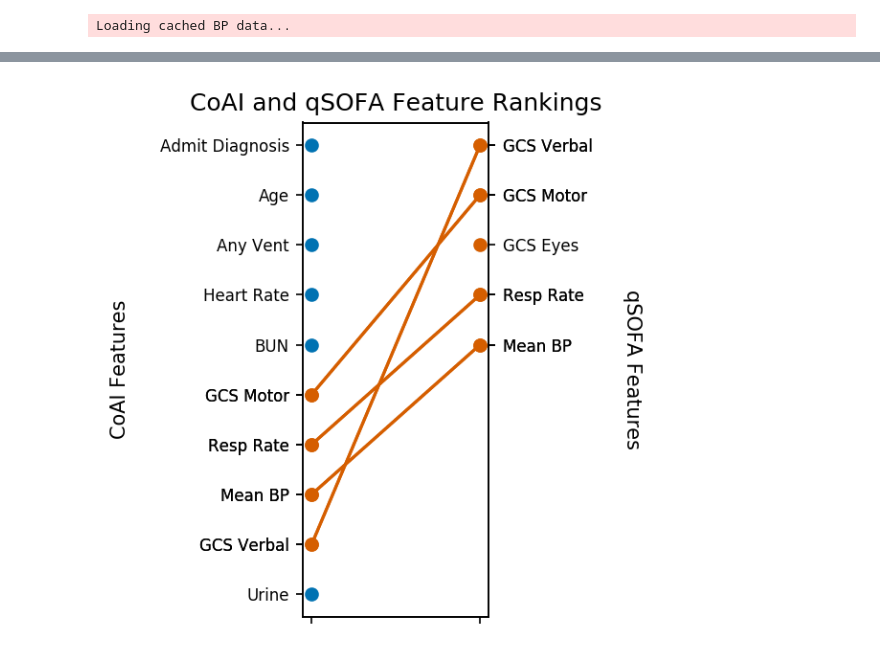
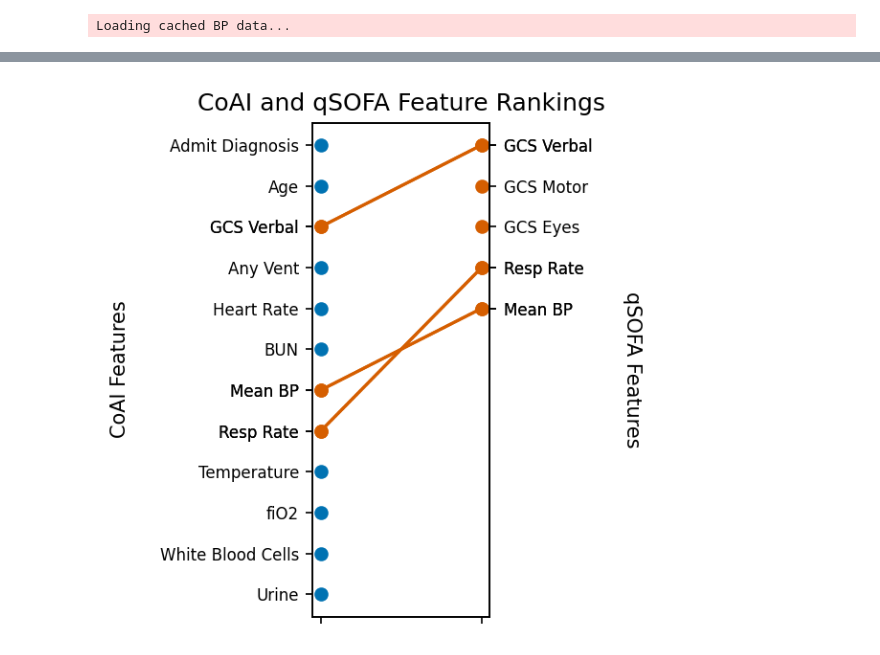
Before and after one commit to suinleelab/coai, a Jupyter notebook: experiments/ICU.ipynb, the cells around one changed output, grey strips where cells are left out. Cells and saved outputs as stored; diff of their text form; code cells hidden in the pictures.

```diff
--- a/experiments/ICU.ipynb
+++ b/experiments/ICU.ipynb
@@ -56,11 +72,10 @@ outcome = (all_data['actualhospitalmortality'].values=='EXPIRED').astype(int)
 predvar_cols = ['intubated', 'vent', 'dialysis', 'eyes', 'motor', 'verbal', 'meds',
        'urine', 'wbc', 'temperature', 'respiratoryrate', 'sodium', 'heartrate',
        'meanbp', 'ph', 'hematocrit', 'creatinine', 'albumin', 'pao2', 'pco2',
-       'bun', 'glucose', 'bilirubin', 'fio2', 'gender', 'bedcount',
-       'admitsource', 'graftcount', 'age', 'admitdiagnosis', 'ventday1',
+       'bun', 'glucose', 'bilirubin', 'fio2', 'gender',
+       'bedcount', 'admitsource', 'graftcount', 'age', 'admitdiagnosis','ventday1',
        'oobventday1', 'oobintubday1', 'diabetes', 'ejectfx', 'visitnumber',
-       'amilocation', 'day1meds', 'day1verbal', 'day1motor', 'day1eyes',
-       'day1pao2', 'day1fio2']
+       'amilocation']
 predvars = all_data[predvar_cols]
 # %%
 # Get hospitals
@@ -157,3 +169,6 @@ gbm_params = {'learning_rate': 0.01, 'n_estimators': 1000, 'max_depth': 8, 'gamm
+# %%
+# Gradient boosting parameters -- LightGBM defaults are fast and work pretty well
+gbm_params = {}
 # %%
 GO = CoAIOptimizer(lgb.LGBMClassifier(**gbm_params),OneDimExplainer)
 GO.fit(Xtrain,ytrain,np.ones(Xtrain.shape[1]))
@@ -194,20 +204,9 @@ plt.tight_layout()
 newcols = np.array(['Intub @ Worst ABG','Vent @ Worst RR','Dialysis','GCS Eyes','GCS Motor','GCS Verbal','Unscorable - Meds',
            'Urine','White Blood Cells','Temperature','Resp Rate','Sodium','Heart Rate',
            'Mean BP','pH','Hematocrit','Creatinine','Albumin','PaO2','PCO2','BUN','Glucose',
-           'Bilirubin','fiO2',
-           'Gender','Bed Count','Admit Source',' Graft Count','Age',
+           'Bilirubin','fiO2', 'Gender','Bed Count','Admit Source','Graft Count','Age',
           'Admit Diagnosis', 'Vent @ Worst RR','Any Vent','Any Intub','Diabetes',
-           'Ejection Fraction','Visit Number','MI Location','Unscorable - Meds','GCS Verbal',
-          'GCS Motor','GCS Eyes','PaO2','FiO2'])
-
-# newcols = np.array(['Intub @ Worst ABG','Vent @ Worst RR','Dialysis','Eyes','Motor','Verbal','Unscorable - Meds',
-#            'Urine','White Blood Cells','Temperature','Resp Rate','Sodium','Heart Rate',
-#            'Mean BP','pH','Hematocrit','Creatinine','Albumin','PaO2','PCO2','BUN','Glucose',
-#            'Bilirubin','FiO2','Day in SICU','SAPS3 Day 1','SAPS3 Today','SAPS3 Yesterday',
-#            'Gender','Teaching Type','Region','Bed Count','Admit Source',' Graft Count','Age',
-#           'Admit Diagnosis', 'Vent @ Worst RR','Any Vent','Any Intub','Diabetes','Management System',
-#            'Var03hspxlos','Ejection Fraction','Visit Number','MI Location','Unscorable - Meds','GCS Verbal',
-#           'GCS Motor','GCS Eyes','PaO2','FiO2'])
-# dropped_inds = np.isin(Xtrain.columns,['ventday1','day1meds', 'sicuday', 'saps3day1',
-#        'saps3today', 'saps3yesterday','teachtype','region','managementsystem','var03hspxlos'])
+           'Ejection Fraction','Visit Number','MI Location'])
+# dropped_names = ['sicuday', 'saps3day1', 'saps3today', 'saps3yesterday','teachtype','region','managementsystem','var03hspxlos']
+# dropped_inds = np.isin(Xtrain.columns,dropped_names)
 # %%
@@ -245,20 +254,20 @@ plt.tight_layout()
 # %%
 plt.figure(dpi=150,figsize=(4,4))
 ax=plt.gca()
 plots.compare_orders(
-    np.argsort(plots.first_feature_uses(GO)),
+    np.argsort(plots.first_feature_uses(GO)-1),
     np.argsort(np.abs(qimps))[::-1],
-    features=newcols,ax=ax,min_per_model=[10,5],max_per_model=[20,5],model_names=['CoAI','qSOFA'],
+    features=newcols,ax=ax,min_per_model=[12,5],max_per_model=[12,5],model_names=['CoAI','qSOFA'],
 #     drop_bottom_k=30
 )
 axt = plots.get_twin(ax)
 ax.set_yticklabels(ax.get_yticklabels(),fontsize=8)
 axt.set_yticklabels(axt.get_yticklabels(),fontsize=8)
 ax.set_xticklabels(['',''])
 ax.set_ylabel('CoAI Features\n')
 twiny = axt.set_ylabel('qSOFA Features\n',va='bottom')
 twiny.set_rotation(-90)
 plt.title("CoAI and qSOFA Feature Rankings")
 plt.tight_layout()
 # %% [output]
-[figure, old version]
+[figure, new version]
```
Also changed, not shown: parts of 12 cells of this notebook, 1 other file.
